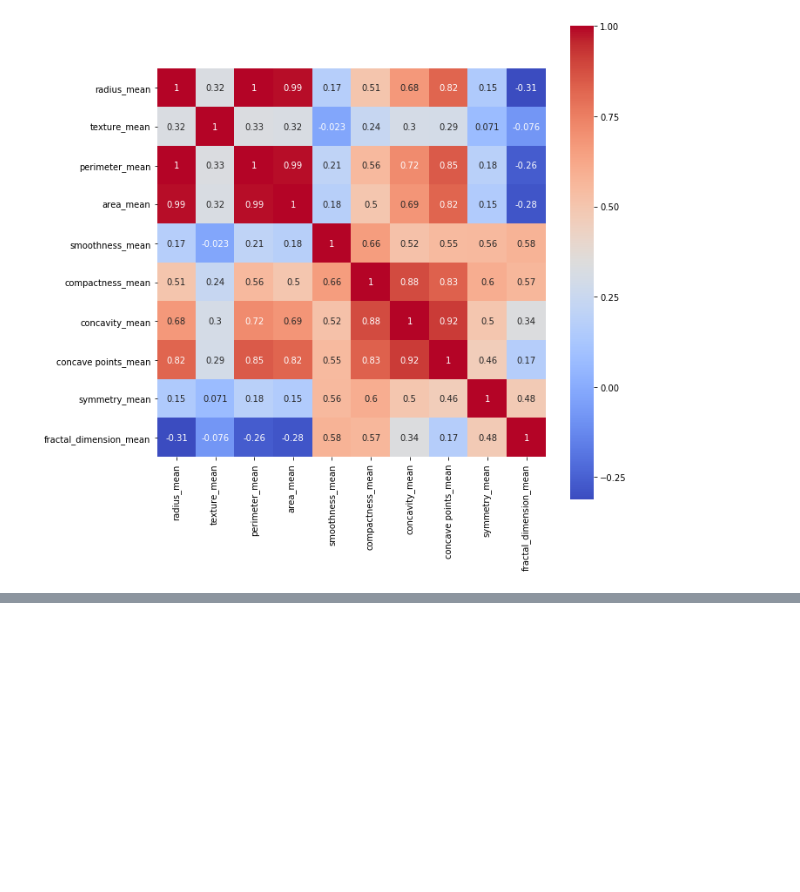
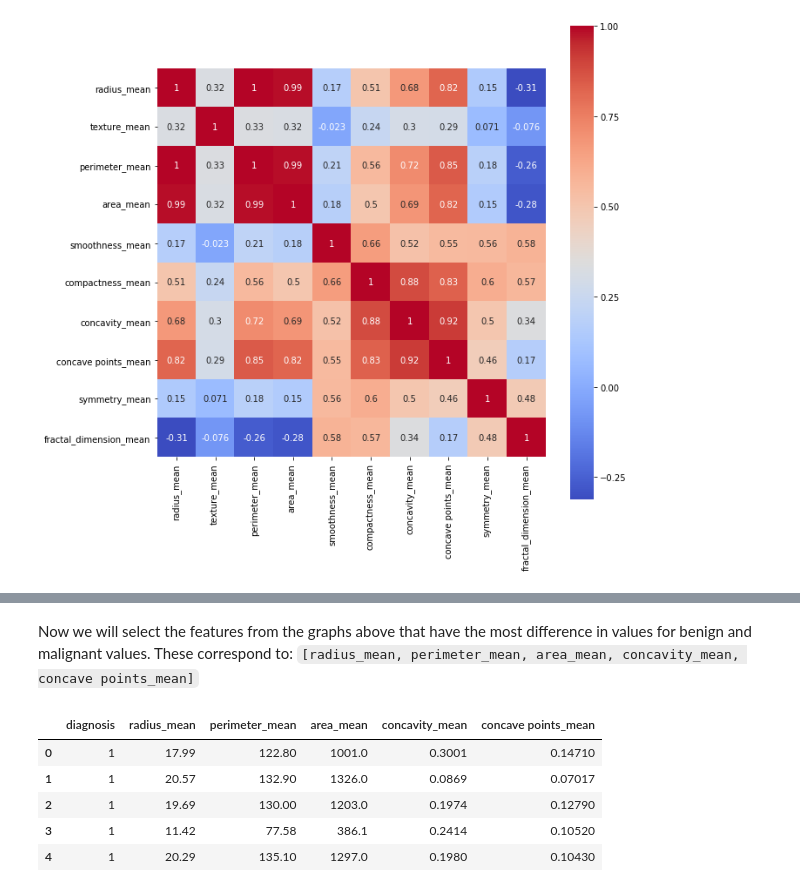
Before and after one commit to jamgall/cancer_classification, a Jupyter notebook: Breast Cancer Analysis.ipynb, the cells around one changed output, grey strips where cells are left out. Drawn from its saved outputs; the diff is of its cells as text; code cells hidden in the pictures; blank space fills up the shorter version.

Commit message:
feature selection

```diff
--- a/Breast Cancer Analysis.ipynb
+++ b/Breast Cancer Analysis.ipynb
@@ -76,0 +91,12 @@ Now we will try to do some learning on our data to predict whether or not a tumo
+# %% [markdown]
+Now we will select the features from the graphs above that have the most difference in values for benign and malignant values. These correspond to: `[radius_mean, perimeter_mean, area_mean, concavity_mean, concave points_mean]`
+# %%
+df_ml = df[['diagnosis', 'radius_mean', 'perimeter_mean', 'area_mean', 'concavity_mean', 'concave points_mean']]
+df_ml.head()
+# %% [output]
+|  | diagnosis | radius_mean | perimeter_mean | area_mean | concavity_mean | concave points_mean |
+| 0 | 1 | 17.99 | 122.80 | 1001.0 | 0.3001 | 0.14710 |
+| 1 | 1 | 20.57 | 132.90 | 1326.0 | 0.0869 | 0.07017 |
+| 2 | 1 | 19.69 | 130.00 | 1203.0 | 0.1974 | 0.12790 |
+| 3 | 1 | 11.42 | 77.58 | 386.1 | 0.2414 | 0.10520 |
+| 4 | 1 | 20.29 | 135.10 | 1297.0 | 0.1980 | 0.10430 |
```
Also changed, not shown: parts of 4 cells of this notebook.
